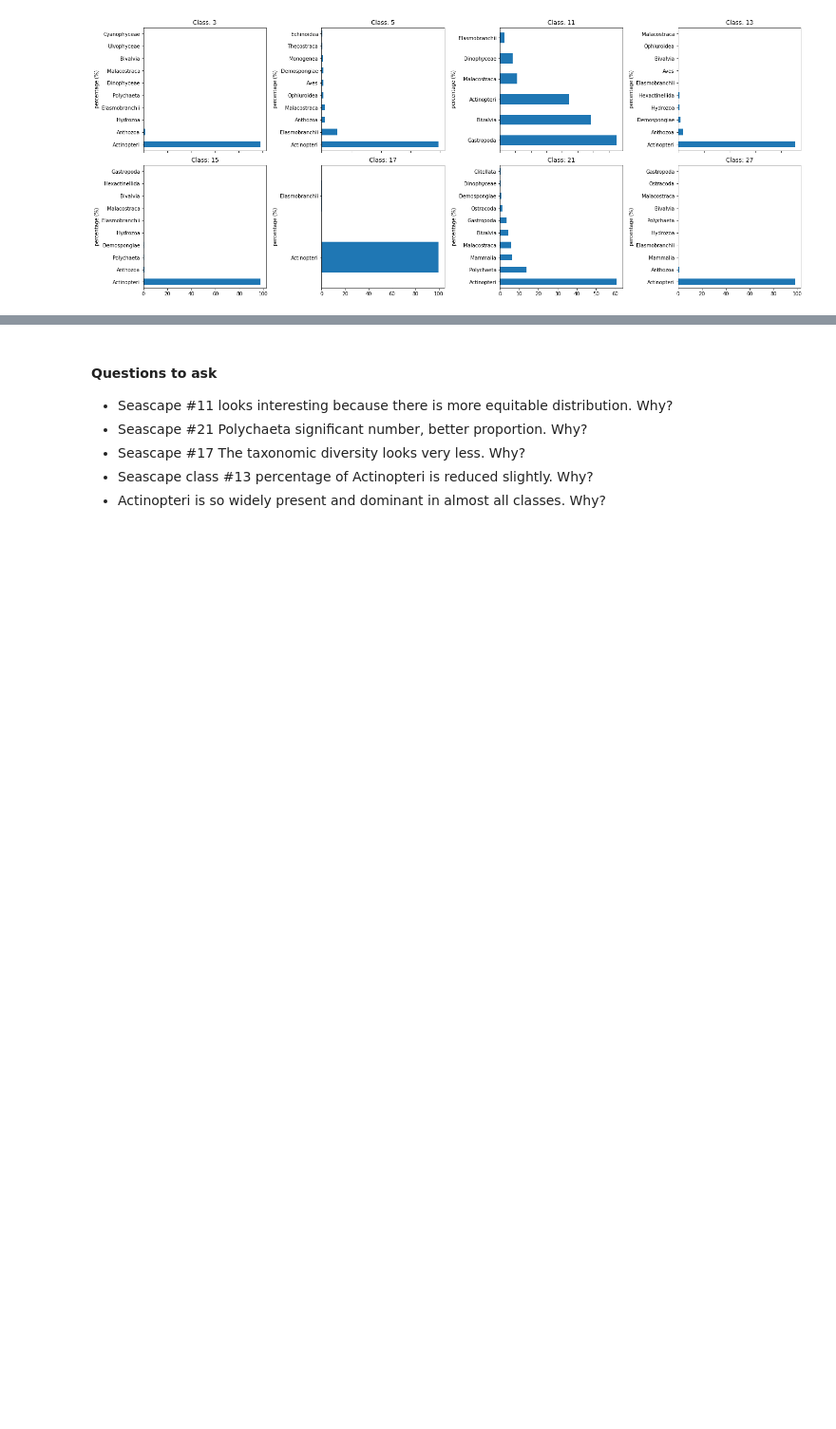
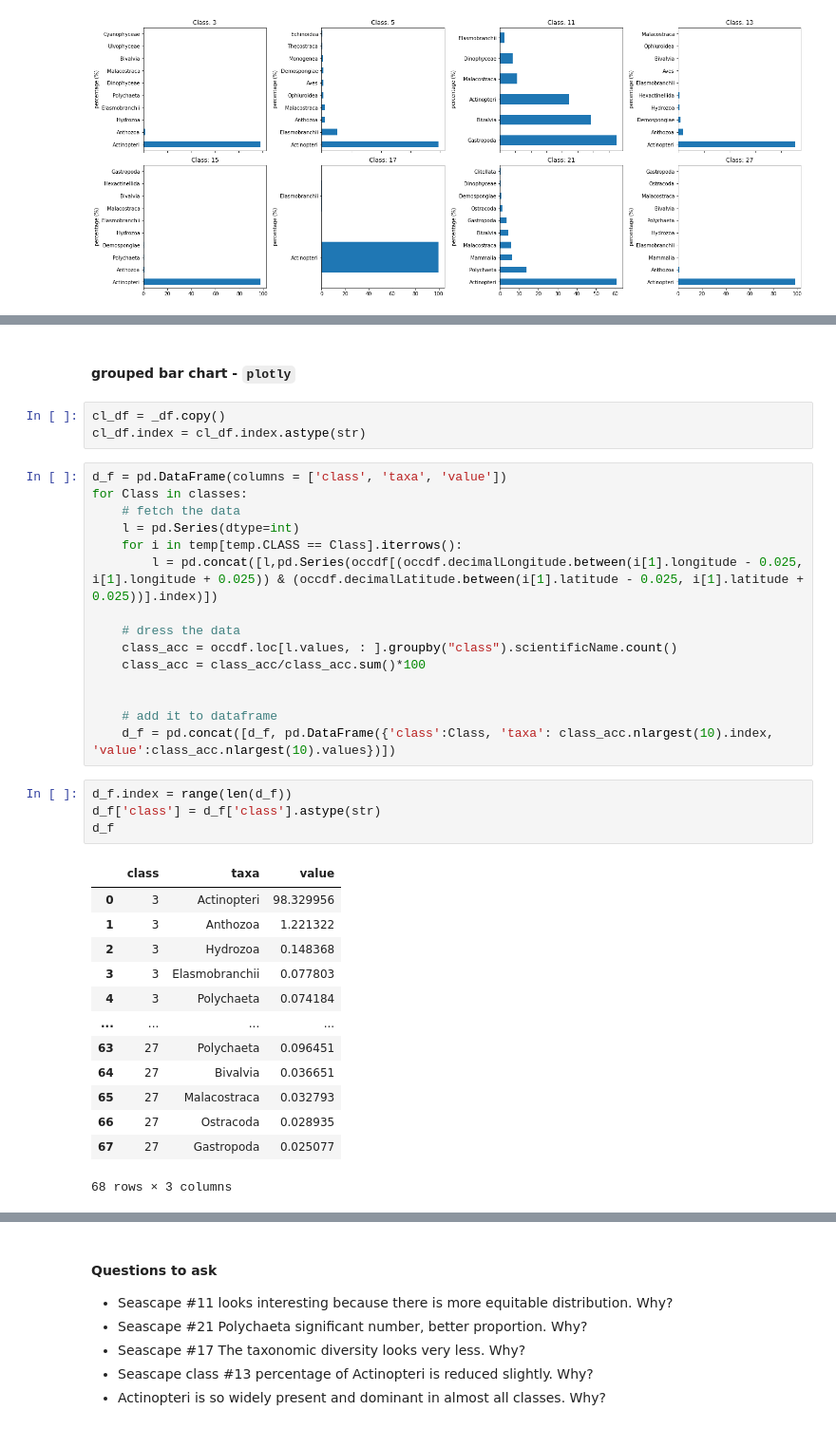
Before and after one commit to ayushanand18/obis-research, a Jupyter notebook: notebooks/characterizing-seascapes-taxanomically.ipynb, the cells around one changed output, grey strips where cells are left out. Shown at 95% size. Drawn from its saved outputs; the diff is of its cells as text; blank space fills up the shorter version.

```diff
--- a/notebooks/characterizing-seascapes-taxanomically.ipynb
+++ b/notebooks/characterizing-seascapes-taxanomically.ipynb
@@ -344,0 +400,38 @@ plt.show()
+# %% [markdown]
+#### grouped bar chart - `plotly`
+# %%
+cl_df = _df.copy()
+cl_df.index = cl_df.index.astype(str)
+# %%
+d_f = pd.DataFrame(columns = ['class', 'taxa', 'value'])
+for Class in classes:
+    # fetch the data
+    l = pd.Series(dtype=int)
+    for i in temp[temp.CLASS == Class].iterrows():
+        l = pd.concat([l,pd.Series(occdf[(occdf.decimalLongitude.between(i[1].longitude - 0.025, i[1].longitude + 0.025)) & (occdf.decimalLatitude.between(i[1].latitude - 0.025, i[1].latitude + 0.025))].index)])
+
+    # dress the data
+    class_acc = occdf.loc[l.values, : ].groupby("class").scientificName.count()
+    class_acc = class_acc/class_acc.sum()*100
+
+
+    # add it to dataframe
+    d_f = pd.concat([d_f, pd.DataFrame({'class':Class, 'taxa': class_acc.nlargest(10).index, 'value':class_acc.nlargest(10).values})])
+# %%
+d_f.index = range(len(d_f))
+d_f['class'] = d_f['class'].astype(str)
+d_f
+# %% [output]
+|  | class | taxa | value |
+| 0 | 3 | Actinopteri | 98.329956 |
+| 1 | 3 | Anthozoa | 1.221322 |
+| 2 | 3 | Hydrozoa | 0.148368 |
+| 3 | 3 | Elasmobranchii | 0.077803 |
+| 4 | 3 | Polychaeta | 0.074184 |
+| ... | ... | ... | ... |
+| 63 | 27 | Polychaeta | 0.096451 |
+| 64 | 27 | Bivalvia | 0.036651 |
+| 65 | 27 | Malacostraca | 0.032793 |
+| 66 | 27 | Ostracoda | 0.028935 |
+| 67 | 27 | Gastropoda | 0.025077 |
+68 rows × 3 columns
```
Also changed, not shown: parts of 9 cells of this notebook.
